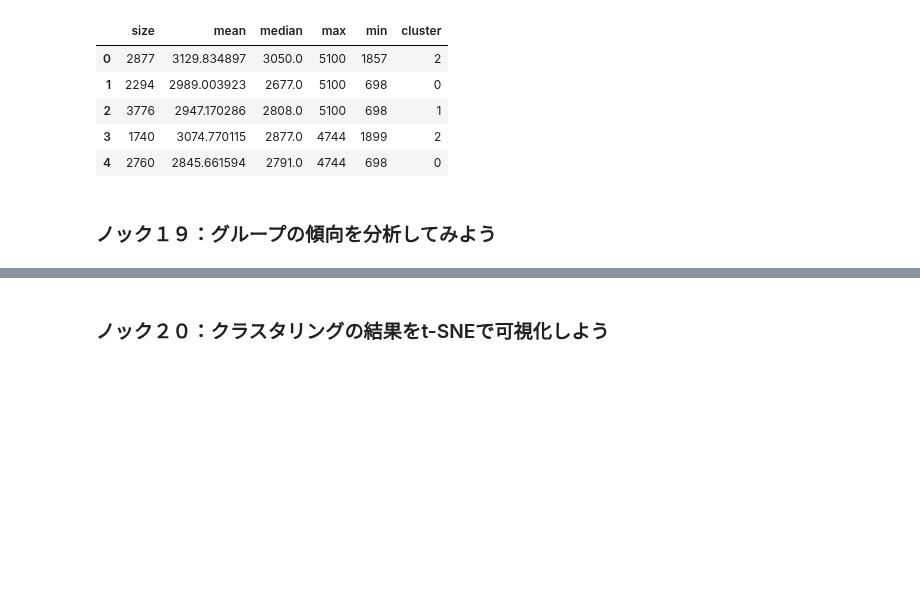
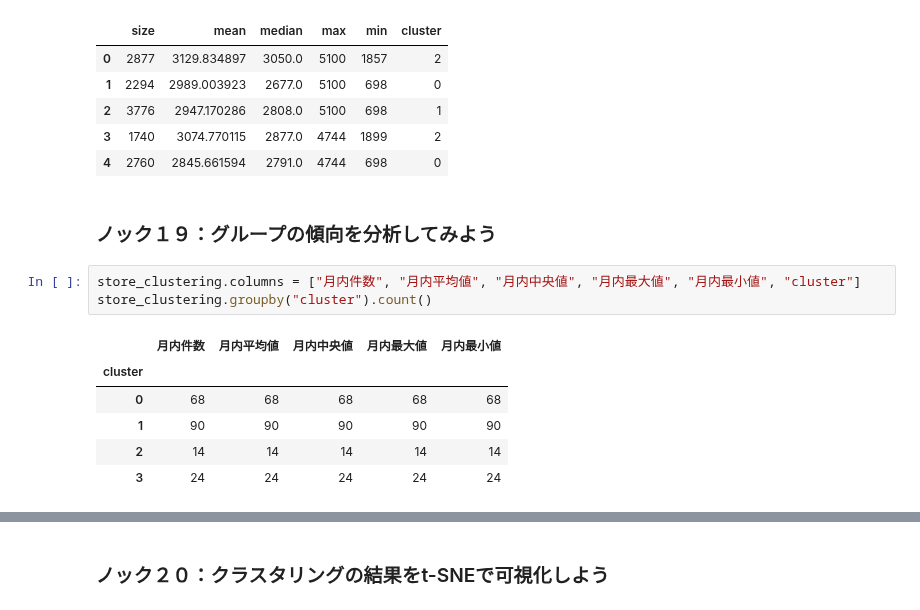
Before and after one commit to winuim/python-lm-system-100, a Jupyter notebook: chapter-2/chapter-2.ipynb, the cells around one changed output, grey strips where cells are left out. Cells and saved outputs as stored; diff of their text form; blank space fills up the shorter version.

```diff
--- a/chapter-2/chapter-2.ipynb
+++ b/chapter-2/chapter-2.ipynb
@@ -278,3 +283,13 @@ store_clustering.head()
 | 4 | 2760 | 2845.661594 | 2791.0 | 4744 | 698 | 0 |
 # %% [markdown]
 ### ノック１９：グループの傾向を分析してみよう
+# %%
+store_clustering.columns = ["月内件数", "月内平均値", "月内中央値", "月内最大値", "月内最小値", "cluster"]
+store_clustering.groupby("cluster").count()
+# %% [output]
+|  | 月内件数 | 月内平均値 | 月内中央値 | 月内最大値 | 月内最小値 |
+| cluster |  |  |  |  |  |
+| 0 | 68 | 68 | 68 | 68 | 68 |
+| 1 | 90 | 90 | 90 | 90 | 90 |
+| 2 | 14 | 14 | 14 | 14 | 14 |
+| 3 | 24 | 24 | 24 | 24 | 24 |
```
Also changed, not shown: parts of 6 cells of this notebook.
